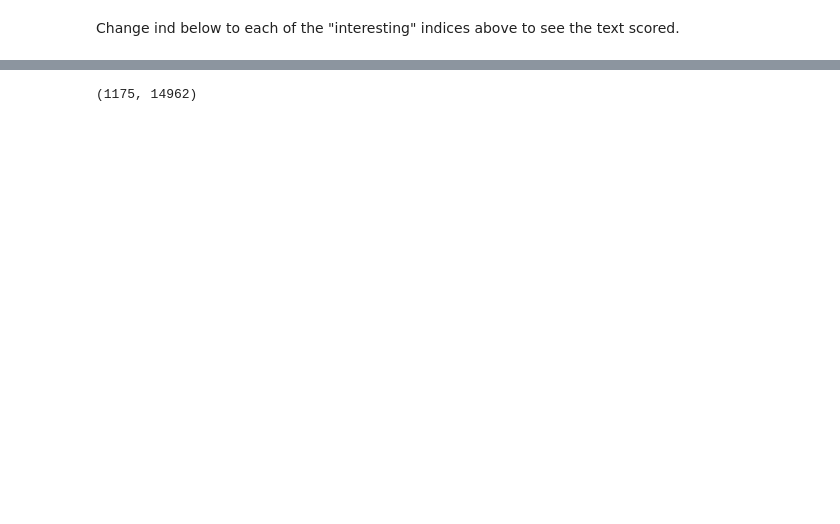
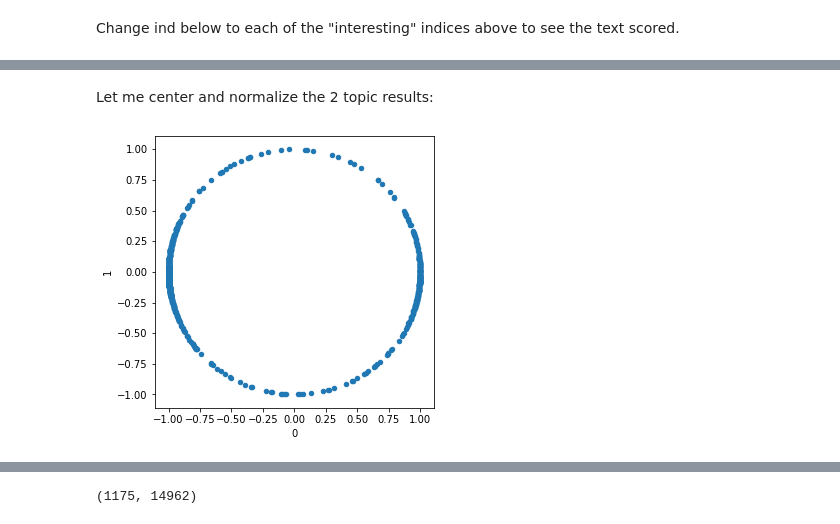
Before and after one commit to spdavern/metis_project4, a Jupyter notebook: mvp.ipynb, the cells around one changed output, grey strips where cells are left out. Drawn from its saved outputs; the diff is of its cells as text; code cells hidden in the pictures; blank space fills up the shorter version.

```diff
--- a/mvp.ipynb
+++ b/mvp.ipynb
@@ -186,0 +209,14 @@ love_snippets.iloc[ind].love
+# %% [markdown]
+Let me center and normalize the 2 topic results:
+# %%
+x_mean, y_mean = df.mean()
+# x_mean, y_mean = 0,0
+
+df2=df.copy()
+for i,row in df.iterrows():
+    x, y = row[0].copy()-x_mean,row[1].copy()-y_mean
+    df2.iloc[i,0]=x/(x**2+y**2)**0.5
+    df2.iloc[i,1]=y/(x**2+y**2)**0.5
+df2.plot.scatter(x=0,y=1,figsize=(5,5));
+# %% [output]
+[figure, added]
```
Also changed, not shown: parts of 27 cells of this notebook, 1 other file.
